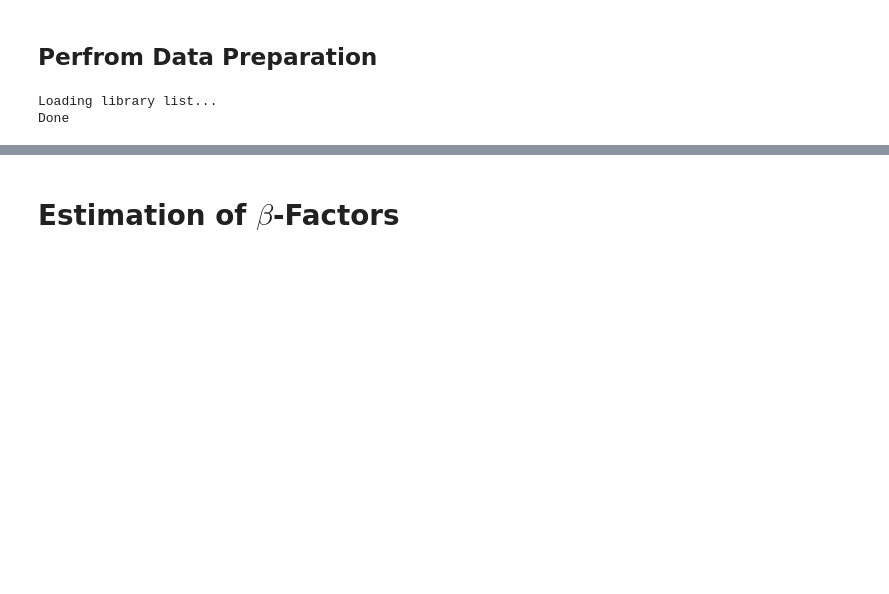
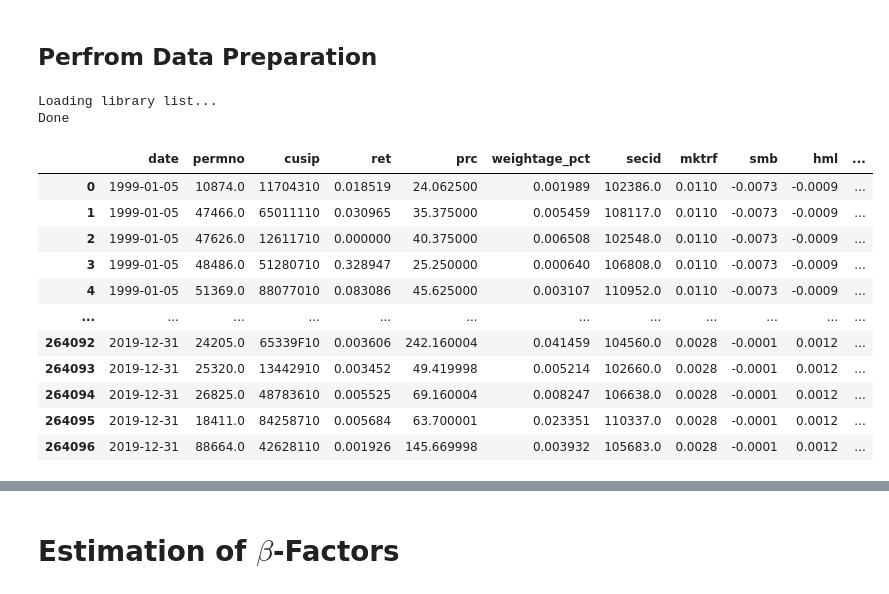
Before and after one commit to iewaij/qs, a Jupyter notebook: Masternotebook.ipynb, the cells around one changed output, grey strips where cells are left out. Cells and saved outputs as stored; diff of their text form; code cells hidden in the pictures; blank space fills up the shorter version.

```diff
--- a/Masternotebook.ipynb
+++ b/Masternotebook.ipynb
@@ -302,5 +302,17 @@ df_prepared = data_prep(df_input=df_input_stocks,
 Loading library list...
 Done
 # %%
-df_prepared.date.min()
+df_prepared
 # %% [output]
+|  | date | permno | cusip | ret | prc | weightage_pct | secid | mktrf | smb | hml | ... |
+| 0 | 1999-01-05 | 10874.0 | 11704310 | 0.018519 | 24.062500 | 0.001989 | 102386.0 | 0.0110 | -0.0073 | -0.0009 | ... |
+| 1 | 1999-01-05 | 47466.0 | 65011110 | 0.030965 | 35.375000 | 0.005459 | 108117.0 | 0.0110 | -0.0073 | -0.0009 | ... |
+| 2 | 1999-01-05 | 47626.0 | 12611710 | 0.000000 | 40.375000 | 0.006508 | 102548.0 | 0.0110 | -0.0073 | -0.0009 | ... |
+| 3 | 1999-01-05 | 48486.0 | 51280710 | 0.328947 | 25.250000 | 0.000640 | 106808.0 | 0.0110 | -0.0073 | -0.0009 | ... |
+| 4 | 1999-01-05 | 51369.0 | 88077010 | 0.083086 | 45.625000 | 0.003107 | 110952.0 | 0.0110 | -0.0073 | -0.0009 | ... |
+| ... | ... | ... | ... | ... | ... | ... | ... | ... | ... | ... | ... |
+| 264092 | 2019-12-31 | 24205.0 | 65339F10 | 0.003606 | 242.160004 | 0.041459 | 104560.0 | 0.0028 | -0.0001 | 0.0012 | ... |
+| 264093 | 2019-12-31 | 25320.0 | 13442910 | 0.003452 | 49.419998 | 0.005214 | 102660.0 | 0.0028 | -0.0001 | 0.0012 | ... |
+| 264094 | 2019-12-31 | 26825.0 | 48783610 | 0.005525 | 69.160004 | 0.008247 | 106638.0 | 0.0028 | -0.0001 | 0.0012 | ... |
+| 264095 | 2019-12-31 | 18411.0 | 84258710 | 0.005684 | 63.700001 | 0.023351 | 110337.0 | 0.0028 | -0.0001 | 0.0012 | ... |
+| 264096 | 2019-12-31 | 88664.0 | 42628110 | 0.001926 | 145.669998 | 0.003932 | 105683.0 | 0.0028 | -0.0001 | 0.0012 | ... |
```
Also changed, not shown: parts of 27 cells of this notebook.
